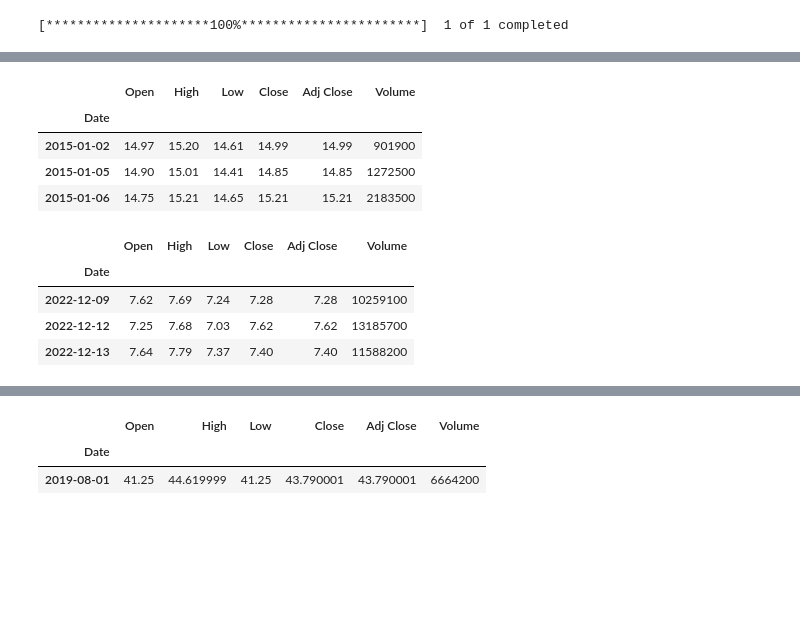
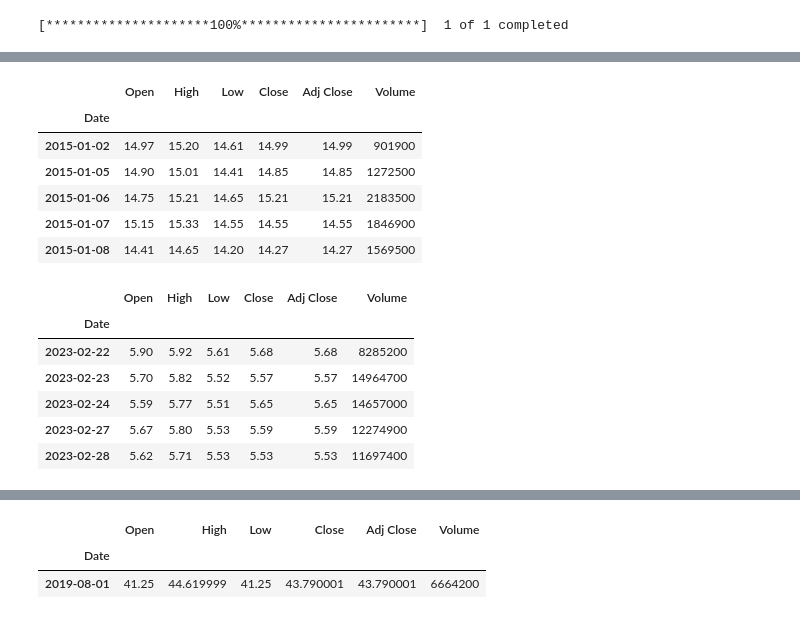
Before and after one commit to willsantos86/Ciencias_de_Dados_para_financas, a Jupyter notebook: Python_para_finanças_visualização_de_dados_financeiros.ipynb, the cells around one changed output, grey strips where cells are left out. Cells and saved outputs as stored; diff of their text form; code cells hidden in the pictures; blank space fills up the shorter version.

```diff
--- a/Python_para_finanças_visualização_de_dados_financeiros.ipynb
+++ b/Python_para_finanças_visualização_de_dados_financeiros.ipynb
@@ -75,19 +90,23 @@ memory usage: 108.1 KB
 # %%
-gol_df.head(3)
+gol_df.head()
 # %% [output]
 |  | Open | High | Low | Close | Adj Close | Volume |
 | Date |  |  |  |  |  |  |
 | 2015-01-02 | 14.97 | 15.20 | 14.61 | 14.99 | 14.99 | 901900 |
 | 2015-01-05 | 14.90 | 15.01 | 14.41 | 14.85 | 14.85 | 1272500 |
 | 2015-01-06 | 14.75 | 15.21 | 14.65 | 15.21 | 15.21 | 2183500 |
+| 2015-01-07 | 15.15 | 15.33 | 14.55 | 14.55 | 14.55 | 1846900 |
+| 2015-01-08 | 14.41 | 14.65 | 14.20 | 14.27 | 14.27 | 1569500 |
 # %%
-gol_df.tail(3)
+gol_df.tail()
 # %% [output]
 |  | Open | High | Low | Close | Adj Close | Volume |
 | Date |  |  |  |  |  |  |
-| 2022-12-09 | 7.62 | 7.69 | 7.24 | 7.28 | 7.28 | 10259100 |
-| 2022-12-12 | 7.25 | 7.68 | 7.03 | 7.62 | 7.62 | 13185700 |
-| 2022-12-13 | 7.64 | 7.79 | 7.37 | 7.40 | 7.40 | 11588200 |
+| 2023-02-22 | 5.90 | 5.92 | 5.61 | 5.68 | 5.68 | 8285200 |
+| 2023-02-23 | 5.70 | 5.82 | 5.52 | 5.57 | 5.57 | 14964700 |
+| 2023-02-24 | 5.59 | 5.77 | 5.51 | 5.65 | 5.65 | 14657000 |
+| 2023-02-27 | 5.67 | 5.80 | 5.53 | 5.59 | 5.59 | 12274900 |
+| 2023-02-28 | 5.62 | 5.71 | 5.53 | 5.53 | 5.53 | 11697400 |
 # %%
 gol_df.describe()
 # %% [output]
```
Also changed, not shown: parts of 47 cells of this notebook.
